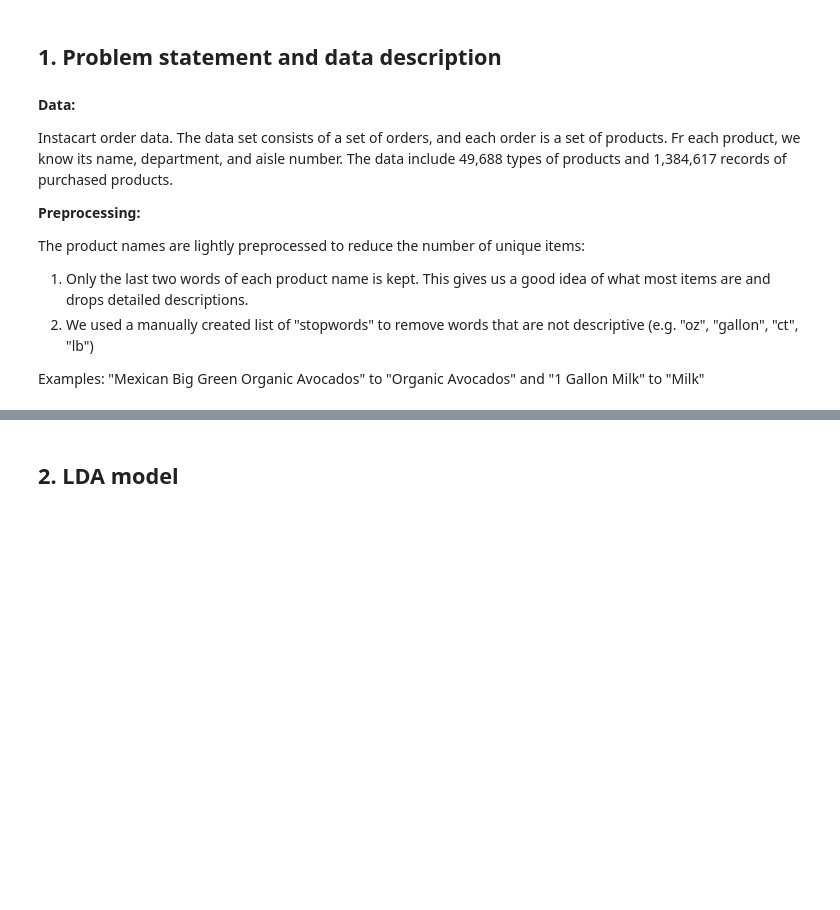
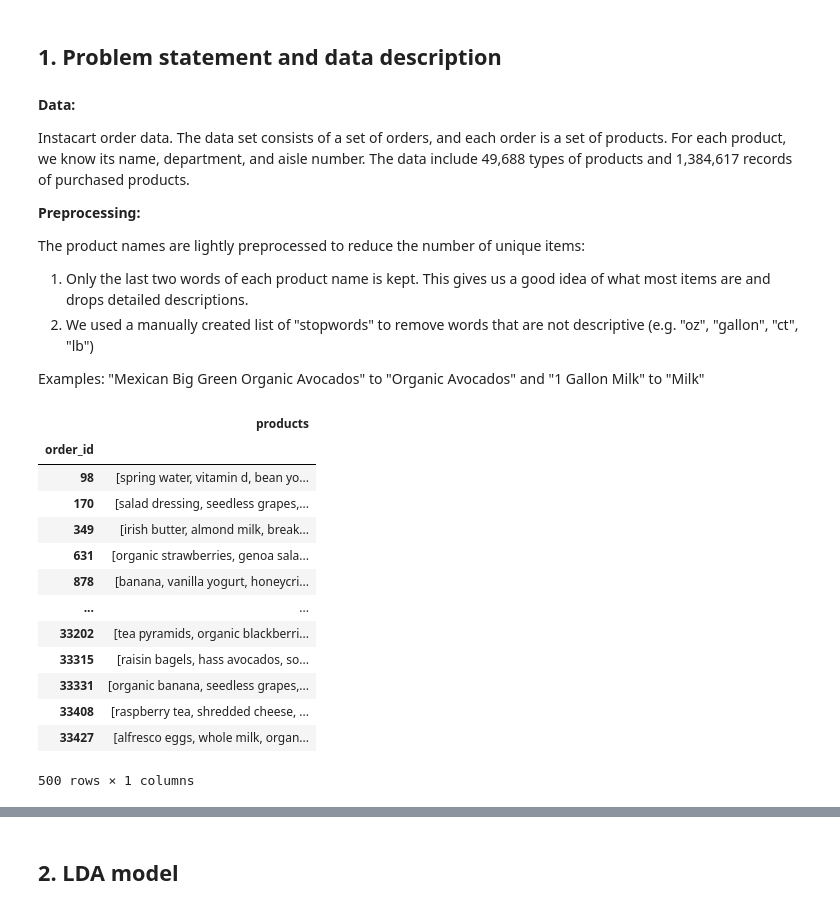
Before and after one commit to TheShiya/lda-topic-modeling-with-pyro, a Jupyter notebook: COMS6998-Final-Report.ipynb, the cells around one changed output, grey strips where cells are left out. Cells and saved outputs as stored; diff of their text form; code cells hidden in the pictures; blank space fills up the shorter version.

```diff
--- a/COMS6998-Final-Report.ipynb
+++ b/COMS6998-Final-Report.ipynb
@@ -18,7 +18,7 @@ import util
 # %% [markdown]
 **Data:**
 
-Instacart order data. The data set consists of a set of orders, and each order is a set of products. Fr each product, we know its name, department, and aisle number. The data include 49,688 types of products and 1,384,617 records of purchased products.
+Instacart order data. The data set consists of a set of orders, and each order is a set of products. For each product, we know its name, department, and aisle number. The data include 49,688 types of products and 1,384,617 records of purchased products.
 
 **Preprocessing:**
 
@@ -32,6 +32,24 @@ Examples: "Mexican Big Green Organic Avocados" to "Organic Avocados" and "1 Gall
 # Shiya data description
 # %%
 s = pd.Series((' '.join(data.apply(' '.join)).split(' ')))
+# %%
+pd.set_option('display.max_colwidth', 60)
+pd.DataFrame(data.rename('products'))
+# %% [output]
+|  | products |
+| order_id |  |
+| 98 | [spring water, vitamin d, bean yo... |
+| 170 | [salad dressing, seedless grapes,... |
+| 349 | [irish butter, almond milk, break... |
+| 631 | [organic strawberries, genoa sala... |
+| 878 | [banana, vanilla yogurt, honeycri... |
+| ... | ... |
+| 33202 | [tea pyramids, organic blackberri... |
+| 33315 | [raisin bagels, hass avocados, so... |
+| 33331 | [organic banana, seedless grapes,... |
+| 33408 | [raspberry tea, shredded cheese, ... |
+| 33427 | [alfresco eggs, whole milk, organ... |
+500 rows × 1 columns
 # %%
 _, data, _ = util.load_process()
 data = data.head(500)
```
Also changed, not shown: parts of 3 cells of this notebook.
